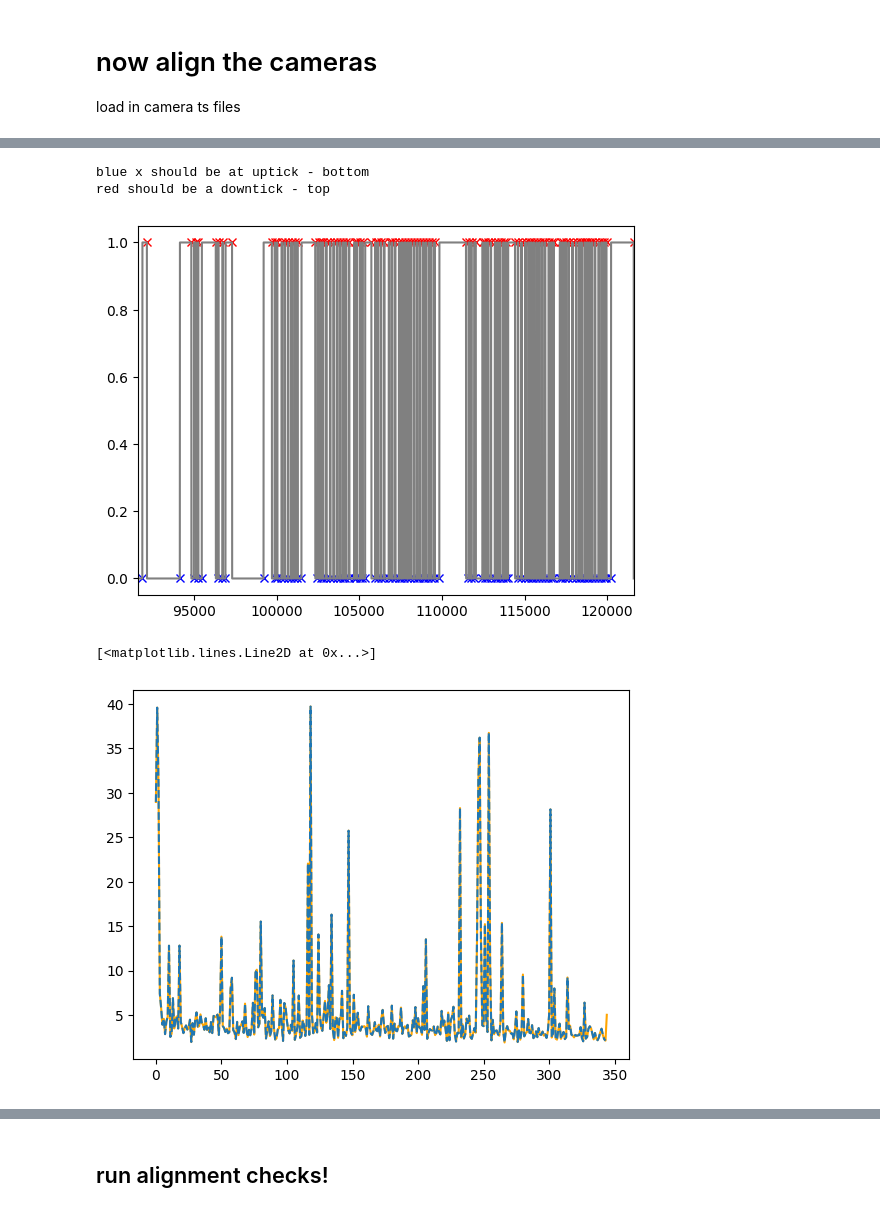
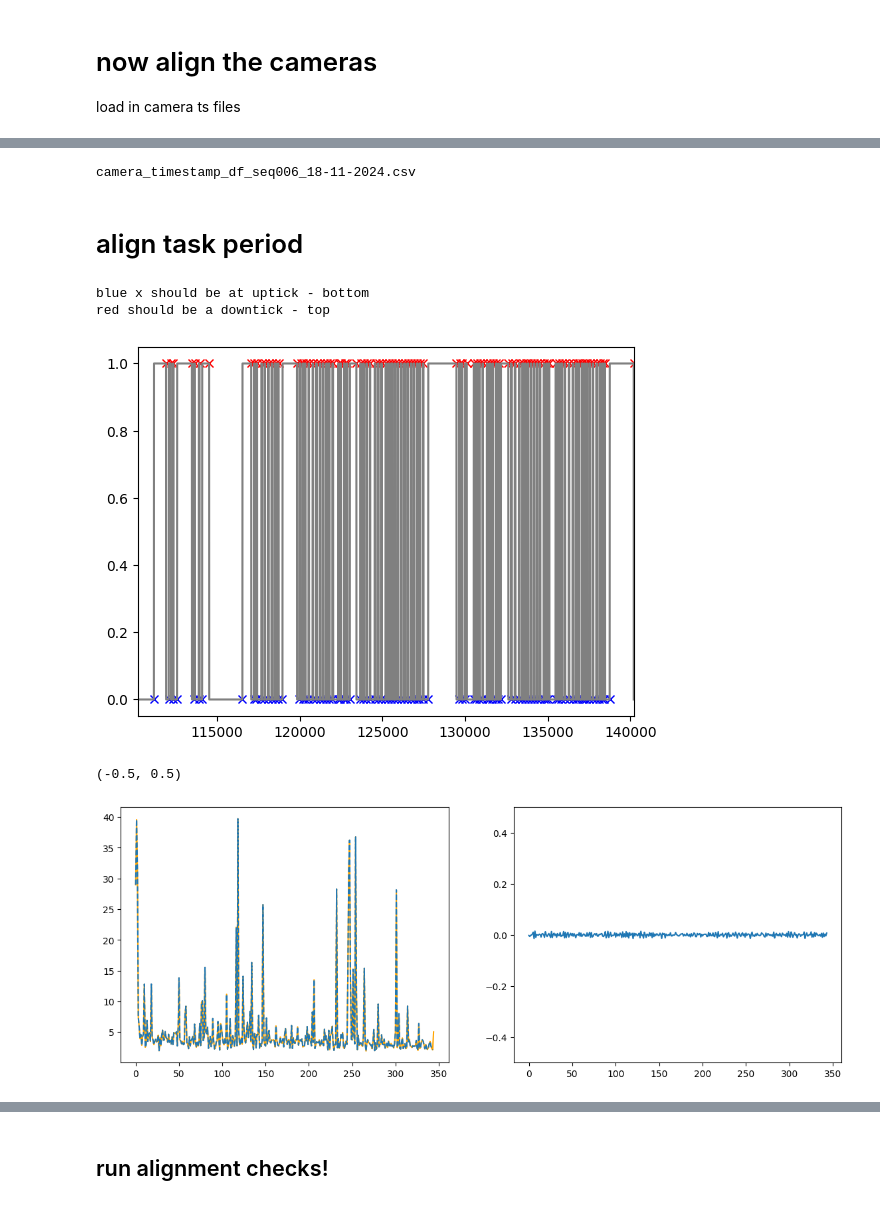
Before and after one commit to SainsburyWellcomeCentre/sequences_neuropixel_preprocess, a Jupyter notebook: 6_align_data.ipynb, the cells around one changed output, grey strips where cells are left out. Drawn from its saved outputs; the diff is of its cells as text; code cells hidden in the pictures.

```diff
--- a/6_align_data.ipynb
+++ b/6_align_data.ipynb
@@ -1035,35 +1021,60 @@ behav_cam_ts = behav_cam_ts[task_start:task_end]
+# %%
+from pathlib import Path
+
+cam_path = '\\'.join(list(Path(organised_ephys_path).parts[0:-1])) + r'\video\videos\\'
+
+# find csv file
+csv_files = [f for f in os.listdir(cam_path) if f.endswith('.csv')]
+if len(csv_files) > 1:
+    raise ValueError("Multiple CSV files found in the directory.")
+print(csv_files[0])
+cam_ts = pd.read_csv(cam_path + csv_files[0])
+# %% [output]
+camera_timestamp_df_seq006_18-11-2024.csv
+# %% [markdown]
+# align task period
 # %%
+behav_cam_ts = cam_ts[cam_ts.epoch == 'task']
+
 # find camera triggers:
 
 Camera_trig_states = behav_cam_ts['Trigger State'].values
 
 where_ttl_changes = list(np.where(np.roll(Camera_trig_states,1)!=Camera_trig_states)[0])
 if where_ttl_changes[0] == 0:
     where_ttl_changes = where_ttl_changes[1::]
 
 ## check this is correct:
 plt.plot(np.array(where_ttl_changes[1::2]),np.ones(len(np.array(where_ttl_changes[1::2]))),'x', color = 'red')
 plt.plot(np.array(where_ttl_changes[0::2]),np.zeros(len(np.array(where_ttl_changes[0::2]))),'x',color = 'blue')
 plt.plot(behav_cam_ts['Trigger State'].values, color = 'grey')
 plt.xlim([max(where_ttl_changes)-30000, max(where_ttl_changes)])
 
 print('blue x should be at uptick - bottom')
 print('red should be a downtick - top')
 
 # turn these into time stamp values
 Poke1_camera_ts = behav_cam_ts['Time Stamps'].values[np.array(where_ttl_changes[1::2])]
 Trial_start_camera_ts= behav_cam_ts['Time Stamps'].values[np.array(where_ttl_changes[0::2])]
 # %% [output]
 blue x should be at uptick - bottom
 red should be a downtick - top
-[figure, old version]
+[figure, new version]
 # %%
 manual_offset = 3
 Trial_start_camera_ts_reset = Trial_start_camera_ts[manual_offset::]
-plt.plot(np.diff(Trial_start_camera_ts_reset), color = 'orange')
-plt.plot(np.diff(poke_data.Trial_Start.unique()),'--')
+
+fig, [ax,ax1] = plt.subplots(1, 2, figsize=(14, 5))
+ax.plot(np.diff(Trial_start_camera_ts_reset), color = 'orange')
+ax.plot(np.diff(poke_data.Trial_Start.unique()),'--')
 # plt.xlim([260, 290])
 # plt.xlim([0, 50])
+
+a = Trial_start_camera_ts_reset[0:len(poke_data.Trial_Start.unique())]
+b = poke_data.Trial_Start.unique()
+
+ax1.plot(np.diff(a) - np.diff(b))
+ax1.ylim([-0.5, 0.5])
 # %% [output]
-[<matplotlib.lines.Line2D at 0x...>]
+(-0.5, 0.5)
-[figure, old version]
+[figure, new version]
```
Also changed, not shown: parts of 34 cells of this notebook.
